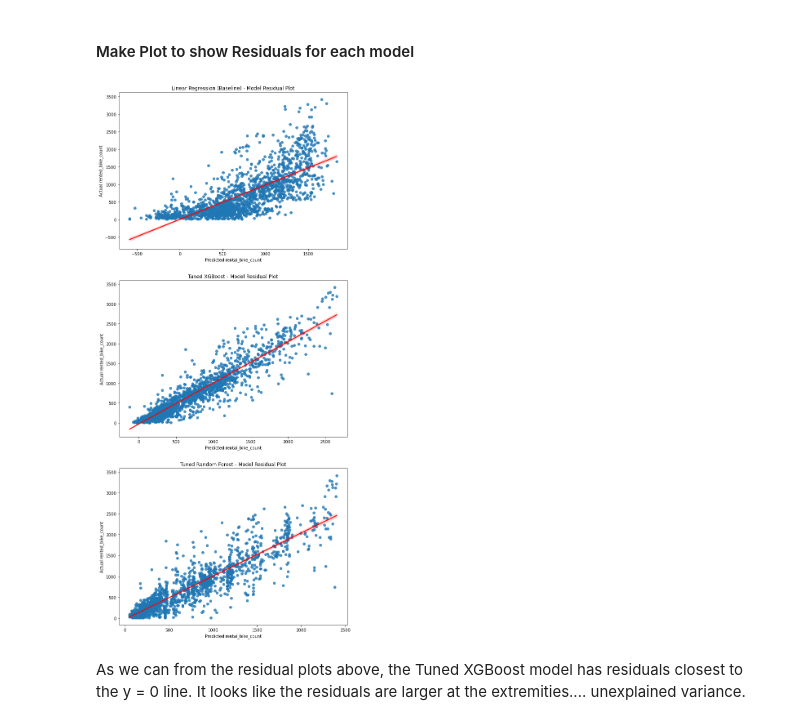
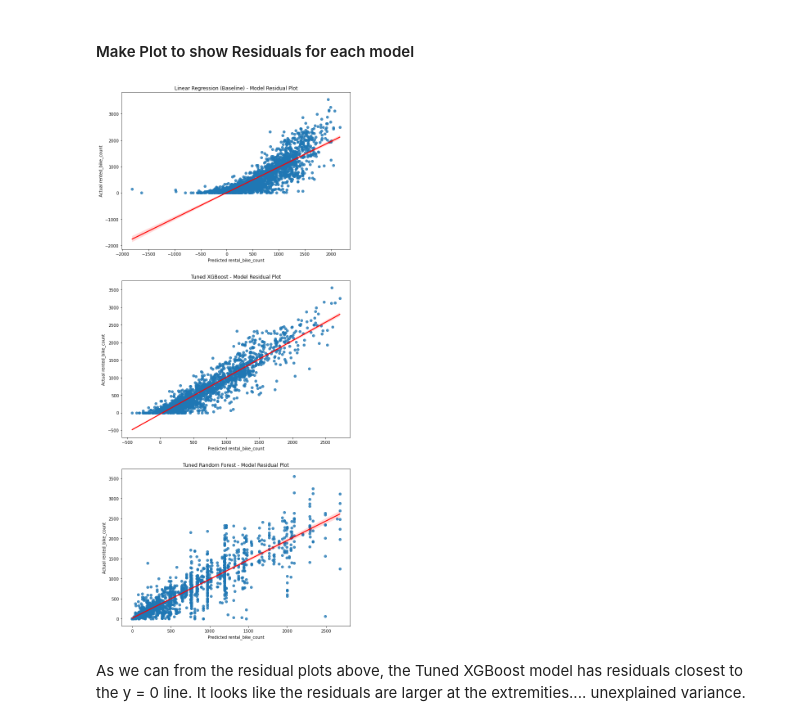
Before and after one commit to j4mes12/ITAI_Coursework, a Jupyter notebook: Task 1/05_Evaluation.ipynb, the cells around one changed output. Drawn from its saved outputs; the diff is of its cells as text; code cells hidden in the pictures.

Commit message:
new plots. all done

```diff
--- a/Task 1/05_Evaluation.ipynb
+++ b/Task 1/05_Evaluation.ipynb
@@ -50,2 +52,13 @@ pd_rmse
 # %% [markdown]
 Looking at these R2 scores, it looks like the Tuned XGBoost model is the appropriate model for this problem due to it having the highest validation R2 score, close train and test R2 scores suggesting minimal over fitting, and high R2 scores in general for each dataset.
+# %%
+fig, ax = plt.subplots(1,1,figsize = (15, 8))
+
+sns.barplot(data=pd_r2, x = pd_r2.index, y = 'R2 Test')
+
+plt.title('Figure 8: Bar Chart of the R2 Scores for each model on our testing dataset')
+plt.xlabel('Model')
+plt.ylabel('R2 Score')
+plt.savefig(p.OUTPUTS_PATH + 'final_bar_chart1.png')
+plt.ylim(0, 1)
+plt.show()
@@ -54,26 +69,26 @@ Looking at these R2 scores, it looks like the Tuned XGBoost model is the appropr
 # %%
 def make_residual_plot():
 
     fig, ax = plt.subplots(nrows = 3, ncols = 1, figsize=(10, 24))
 
     for idx, model_info in enumerate([('Linear Regression (Baseline)', baseline), ('Tuned XGBoost', xgb), ('Tuned Random Forest', rf)]):
 
         model_name = model_info[0]
         model = model_info[1]
 
         sns.regplot(
             ax = ax[idx],
-            x = model.predict(X_val),
-            y = y_val,
+            x = model.predict(X_test),
+            y = y_test,
             line_kws = {'color' : 'r'},
         ).set(title = f'{model_name} - Model Residual Plot', ylabel = 'Actual rented_bike_count', xlabel = 'Predicted rental_bike_count')
 
     plt.savefig(p.OUTPUTS_PATH + 'residuals1.png')
     plt.show()
 
 make_residual_plot()
 # %% [output]
-[figure, old version]
+[figure, new version]
 # %% [markdown]
 As we can from the residual plots above, the Tuned XGBoost model has residuals closest to the y = 0 line. It looks like the residuals are larger at the extremities.... unexplained variance.
 # %% [markdown]
```
Also changed, not shown: parts of 7 cells of this notebook, 19 other files.
